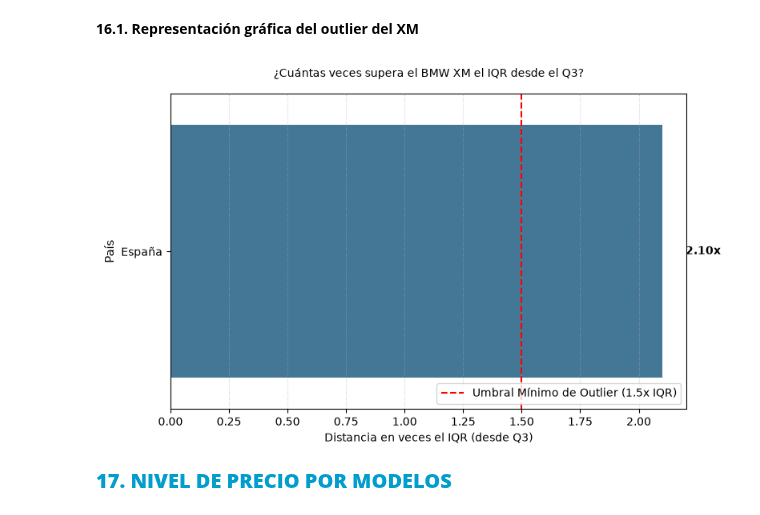
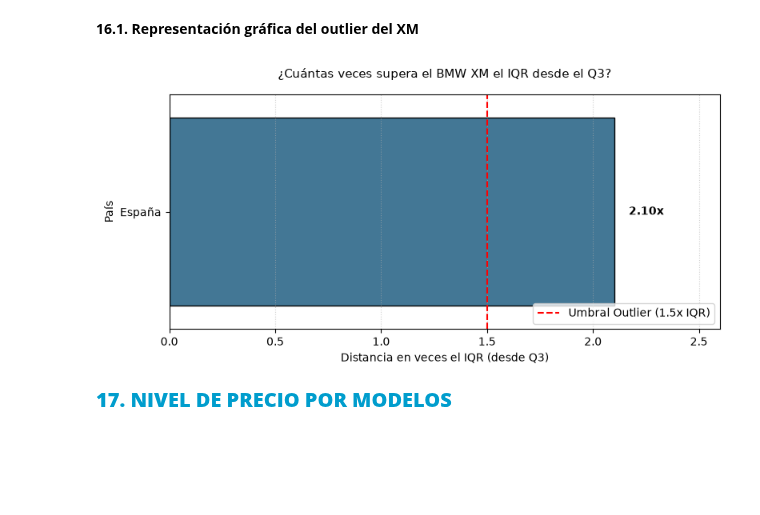
Before and after one commit to adrianamorchons/analisis_precios_bmw_2026, a Jupyter notebook: ANALISIS_BMW_PRECIOS_2026.ipynb, the cells around one changed output. Saved outputs shown, nothing was run; the diff lists cells and outputs as text; code cells hidden in the pictures; blank space fills up the shorter version.

```diff
--- a/ANALISIS_BMW_PRECIOS_2026.ipynb
+++ b/ANALISIS_BMW_PRECIOS_2026.ipynb
@@ -381,7 +383,0 @@ df.head(10)
-# %%
-#Ordenar precios en sentido DESCENDENTE
-import pandas as pd
-r = '/Users/adriana/Desktop/Master Data Analytics /Experimento Pandas/bmw_prices_2026.csv'
-
-df.sort_values(by='Italia', ascending=False, inplace=True)
-df.head(10)
@@ -577,5 +533,5 @@ El sobreprecio del 420d, que se calcula entre 1800-2000€, puede asociarse tamb
 # %%
 #Transponer: intercambio de columnas y filas
 #con objeto de ver elementos específicos
-df.transpose()
+df.set_index('Modelo').transpose()
 # %% [output]
@@ -720,21 +700,18 @@ En definitiva: El BMW XM podría verse como un outlier puro, pues es un modelo q
 # %%
 #Reflejar solamente los outliers que no superan el límite inferior
 #(En caso de haberlos)
-import matplotlib.pyplot as plt
-import numpy as np
-
-#Iterar sobre las columnas numéricas
+#Iterar sobre las columnas numéricas por cada mercado:
+print("Verificando Outliers inferiores:")
 for column in df.select_dtypes(include=np.number).columns:
     Q1= df[column].quantile(0.25)
     Q3= df[column].quantile(0.75)
     IQR= Q3 -Q1
     lower_bound = Q1-1.5*IQR
-    higher_bound= Q3+1.5*IQR
-
 
     #Solamente filtramos las columnas con outliers que no superan el límite inferior
     outliers_inferior = df[df[column]<lower_bound]
 
+#Imprimir estado, habiendo corregido errores
     if not outliers_inferior.empty:
         print(f"\nGráfico de Outliers (solo inferiores) en la columna '{column}':")
         plt.figure(figsize=(10,6))
@@ -746,5 +723,5 @@ for column in df.select_dtypes(include=np.number).columns:
         plt.tight_layout()
         plt.show()
     else:
-        print(f"\nNo se detectaron outliers inferiores en la columna '{column}'.")
+        print(f"No se detectaron outliers inferiores en la columna '{column}'.")
 # %% [output]
@@ -855,67 +809,68 @@ País: Italia -> El BMW XM no es un outlier superior en este país. Precio: 1375
 # %% [markdown]
 **16.1. Representación gráfica del outlier del XM**
 # %%
-import matplotlib.pyplot as plt
-import seaborn as sns
-
 paises_grafico = []
 distancias_grafico = []
 
-# Asegurarse de que los nombres de las columnas estén limpios
-df.columns = df.columns.str.strip()
+#Filtrar'XM' una sola vez fuera del bucle
+df_xm_row = df[df['Modelo'].str.contains('^XM$', regex=True, na=False)]
 
-paises_a_analizar = ['España','Alemania','Francia','Portugal','Italia']
+if not df_xm_row.empty:
+    paises_a_analizar = ['España', 'Alemania', 'Francia', 'Portugal', 'Italia']
 
-#Calcular métricas iterando cada país
-for pais in paises_a_analizar:
-    # Obtener los precios de la columna del país actual
-    country_prices = df[pais]
+    # Calcular métricas iterando cada país
+    for pais in paises_a_analizar:
+        country_prices = df[pais]
 
-    Q1 = country_prices.quantile(0.25)
-    Q3 = country_prices.quantile(0.75)
-    IQR = Q3 - Q1
-    upper_bound = Q3 + 1.5 * IQR
+        Q1 = country_prices.quantile(0.25)
+        Q3 = country_prices.quantile(0.75)
+        IQR = Q3 - Q1
+        upper_bound = Q3 + 1.5 * IQR
 
-    # Filtrar el modelo 'XM' del DataFrame completo
-    df_xm_row = df[df['Modelo'].str.contains('XM', case=False, na=False)]
-
-    if not df_xm_row.empty:
-        precio_xm = df_xm_row[pais].values[0] # Obtener el precio del XM para este país
+        precio_xm = df_xm_row[pais].values[0]
 
         # Verificar si el precio del XM es un outlier superior
         if precio_xm > upper_bound:
             distancia_veces_iqr = (precio_xm - Q3) / IQR
-
-            # Guardar datos del outlier
             paises_grafico.append(pais)
             distancias_grafico.append(distancia_veces_iqr)
 
-#Creación de gráfico (barras horizontales para facilitar la lectura)
-plt.figure(figsize=(8, 5))
+#Crear del gráfico (Solo si hay datos de outliers para mostrar)
+if paises_grafico:
+    plt.figure(figsize=(8, 4))
 
-# Solo crear el gráfico si hay datos de outliers para mostrar
-if paises_grafico:
-    # Añadir hue=paises_grafico and legend=False
-    sns.barplot(x=distancias_grafico, y=paises_grafico, palette='mako', hue=paises_grafico, legend=False)
+    # Graficar con Seaborn usando los parámetros optimizados
+    sns.barplot(
+        x=distancias_grafico,
+        y=paises_grafico,
+        palette='mako',
+        hue=paises_grafico,
+        legend=False,
+        edgecolor='black'
+    )
 
-    #Etiquetas de datos para ver valor exacto al final de cada barra:
+    # Etiquetas de datos
     for i, valor in enumerate(distancias_grafico):
-        plt.text(valor + 0.1, i, f"{valor:.2f}x", va='center', fontweight='bold')
+        plt.text(valor + 0.05, i, f" {valor:.2f}x", va='center', fontweight='bold', fontsize=10)
 
-    #Personalización
-    plt.axvline(x=1.5, color='red', linestyle='--', linewidth=1.5, label='Umbral Mínimo de Outlier (1.5x IQR)')
-    plt.title('¿Cuántas veces supera el BMW XM el IQR desde el Q3?', fontsize=10, pad=15)
+    # Línea vertical del umbral crítico (1.5x IQR)
+    plt.axvline(x=1.5, color='red', linestyle='--', linewidth=1.5, label='Umbral Outlier (1.5x IQR)')
+
+    # Personalización y ajustes del límite del eje X y dar espacio al texto
+    plt.title('¿Cuántas veces supera el BMW XM el IQR desde el Q3?', fontsize=11, pad=15)
     plt.xlabel('Distancia en veces el IQR (desde Q3)', fontsize=10)
-    plt.ylabel('País', fontsize=11)
+    plt.ylabel('País', fontsize=10)
+
+    plt.xlim(0, max(distancias_grafico) + 0.5)
+
     plt.legend(loc='lower right')
     plt.grid(axis='x', linestyle=':', alpha=0.6)
-
     plt.tight_layout()
     plt.show()
 else:
-    print("No se encontraron outliers del modelo XM por encima del umbral en los países seleccionados para graficar.")
+    print("No se encontraron outliers del modelo XM por encima del umbral en los países seleccionados.")
 # %% [output]
-[figure, old version]
+[figure, new version]
 # %% [markdown]
 <span style="font-size: 15pt; font-weight: bold; color: #009dcd;">**17. NIVEL DE PRECIO POR MODELOS**</span>
 # %%
```
Also changed, not shown: parts of 65 cells of this notebook.
